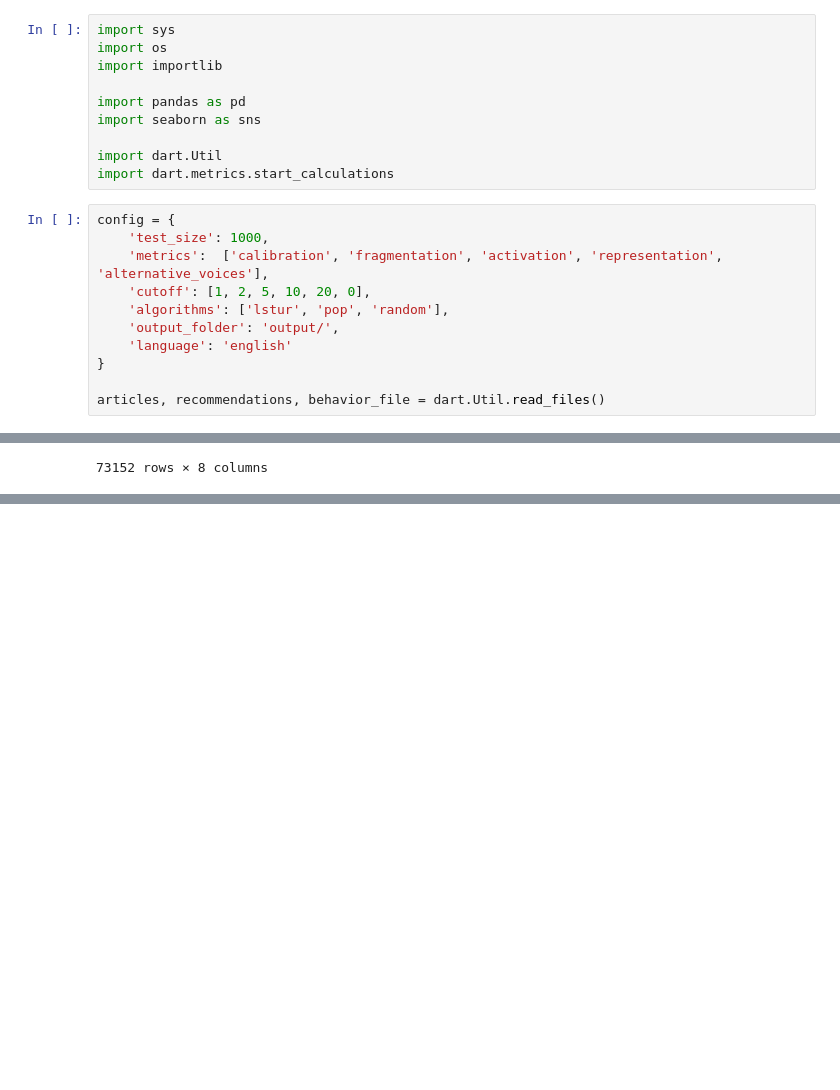
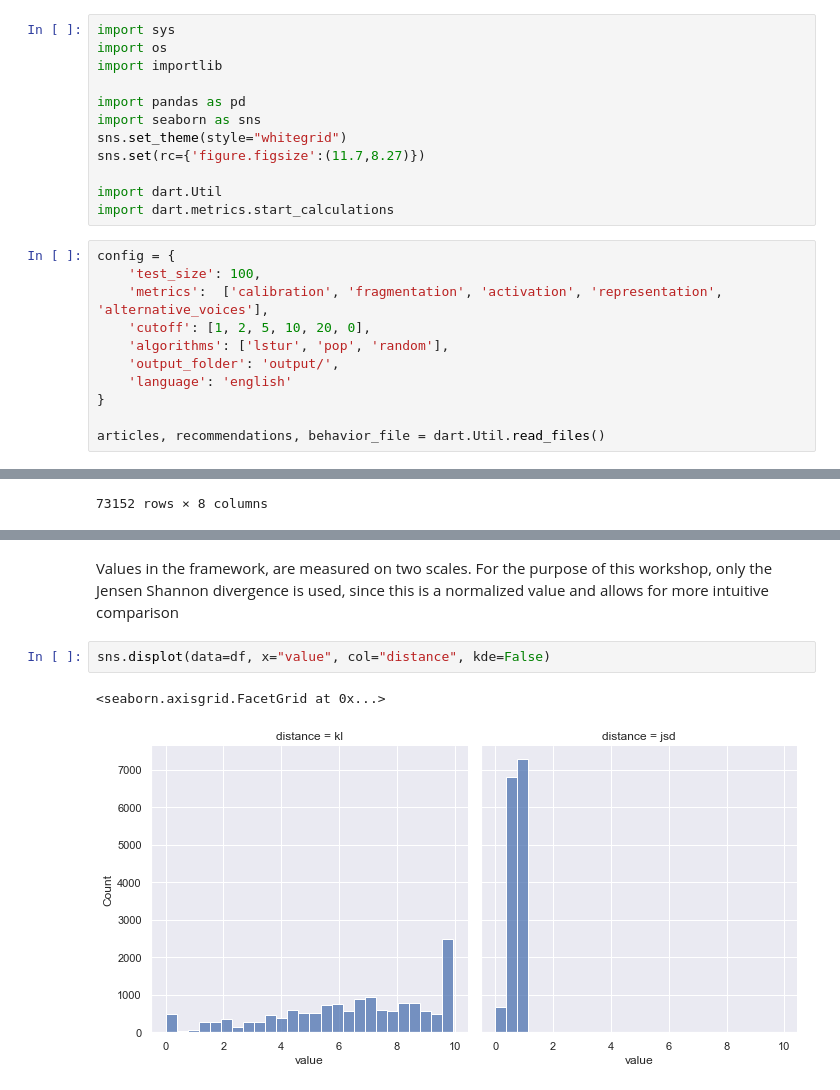
Before and after one commit to svrijenhoek/RADio, a Jupyter notebook: metrics_calculation.ipynb, the cells around one changed output, grey strips where cells are left out. Cells and saved outputs as stored; diff of their text form; blank space fills up the shorter version.

Commit message:
Started on data explanation

```diff
--- a/metrics_calculation.ipynb
+++ b/metrics_calculation.ipynb
@@ -5,12 +5,14 @@ import importlib
 
 import pandas as pd
 import seaborn as sns
+sns.set_theme(style="whitegrid")
+sns.set(rc={'figure.figsize':(11.7,8.27)})
 
 import dart.Util
 import dart.metrics.start_calculations
 # %%
 config = {
-    'test_size': 1000,
+    'test_size': 100,
     'metrics':  ['calibration', 'fragmentation', 'activation', 'representation', 'alternative_voices'],
     'cutoff': [1, 2, 5, 10, 20, 0],
     'algorithms': ['lstur', 'pop', 'random'],
@@ -63,0 +104,7 @@ recommendations
+# %% [markdown]
+Values in the framework, are measured on two scales. For the purpose of this workshop, only the Jensen Shannon divergence is used, since this is a normalized value and allows for more intuitive comparison
+# %%
+sns.displot(data=df, x="value", col="distance", kde=False)
+# %% [output]
+<seaborn.axisgrid.FacetGrid at 0x...>
+[figure, added]
```
Also changed, not shown: parts of 12 cells of this notebook.
